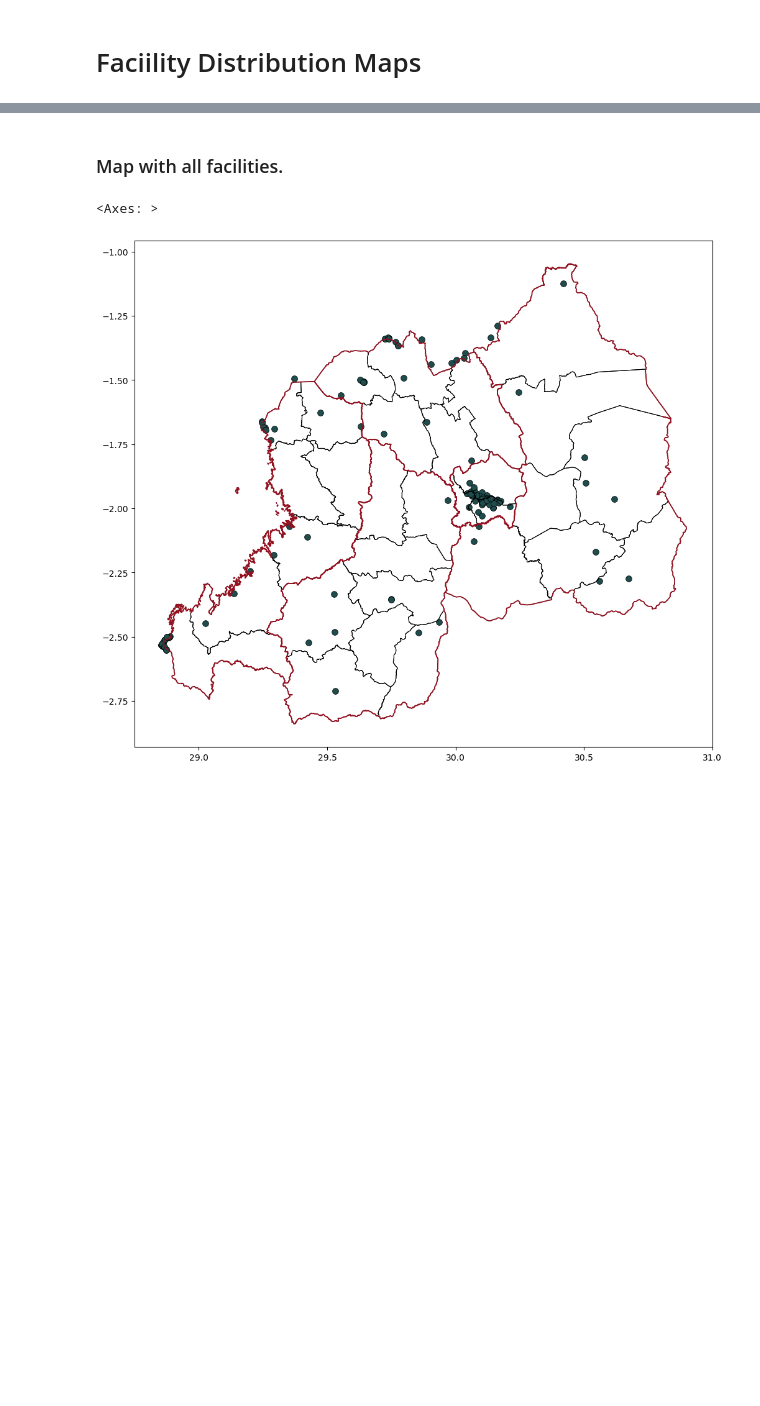
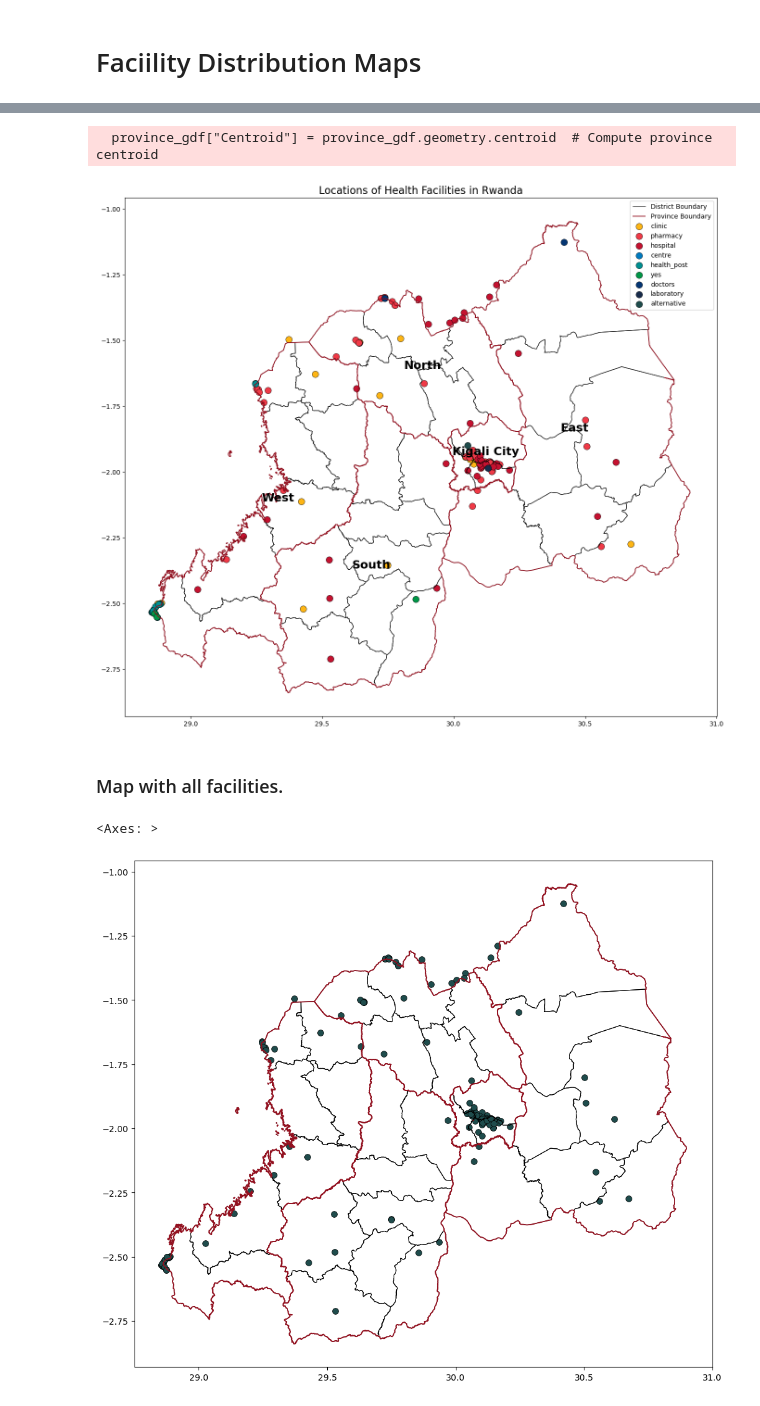
Before and after one commit to FonyaBrandone/MBDA_Research, a Jupyter notebook: ntaghagh/main_map.ipynb, the cells around one changed output, grey strips where cells are left out. Saved outputs shown, nothing was run; the diff lists cells and outputs as text; code cells hidden in the pictures; blank space fills up the shorter version.

```diff
--- a/ntaghagh/main_map.ipynb
+++ b/ntaghagh/main_map.ipynb
@@ -148,3 +159,36 @@ plt.show()
+# %%
+# Create a single plot
+fig, ax = plt.subplots(figsize=(15, 12))
+
+# Dissolved districts to get province boundaries and compute province centroids
+province_gdf = gdf.dissolve(by='prov_code', as_index=False)
+province_gdf["Centroid"] = province_gdf.geometry.centroid  # Compute province centroid
+
+# Plot district and province boundaries
+gdf.boundary.plot(ax=ax, color='black', linewidth=0.75, label='District Boundary')
+province_gdf.boundary.plot(ax=ax, color='#941120', linewidth=1.25, label='Province Boundary')
+
+# Annotate each province at its centroid
+for idx, row in province_gdf.iterrows():
+    ax.annotate(text=row["province_eng"],
+                xy=[row["Centroid"].x, row["Centroid"].y],
+                ha='center', fontsize=18, fontweight='bold', color='black', alpha=1)
+
+# Plot each health facility type with a unique color
+for i, facility in enumerate(main_facility):
+    facility_gdf = geo_points_df[geo_points_df['amenity'] == facility]
+    facility_gdf.plot(ax=ax, color=colors[i % len(colors)], markersize=100, label=facility, edgecolor='black', linewidth=0.5)
+
+# Add legend and title
+ax.legend()
+ax.set_title("Locations of Health Facilities in Rwanda", fontsize=16)
+
+# Show the plot
+plt.tight_layout()
+plt.show()
+# %% [output]
+  province_gdf["Centroid"] = province_gdf.geometry.centroid  # Compute province centroid
+[figure, added]
 # %% [markdown]
 ### Map with all facilities.
 # %%
```
Also changed, not shown: parts of 13 cells of this notebook, 1 other file.
